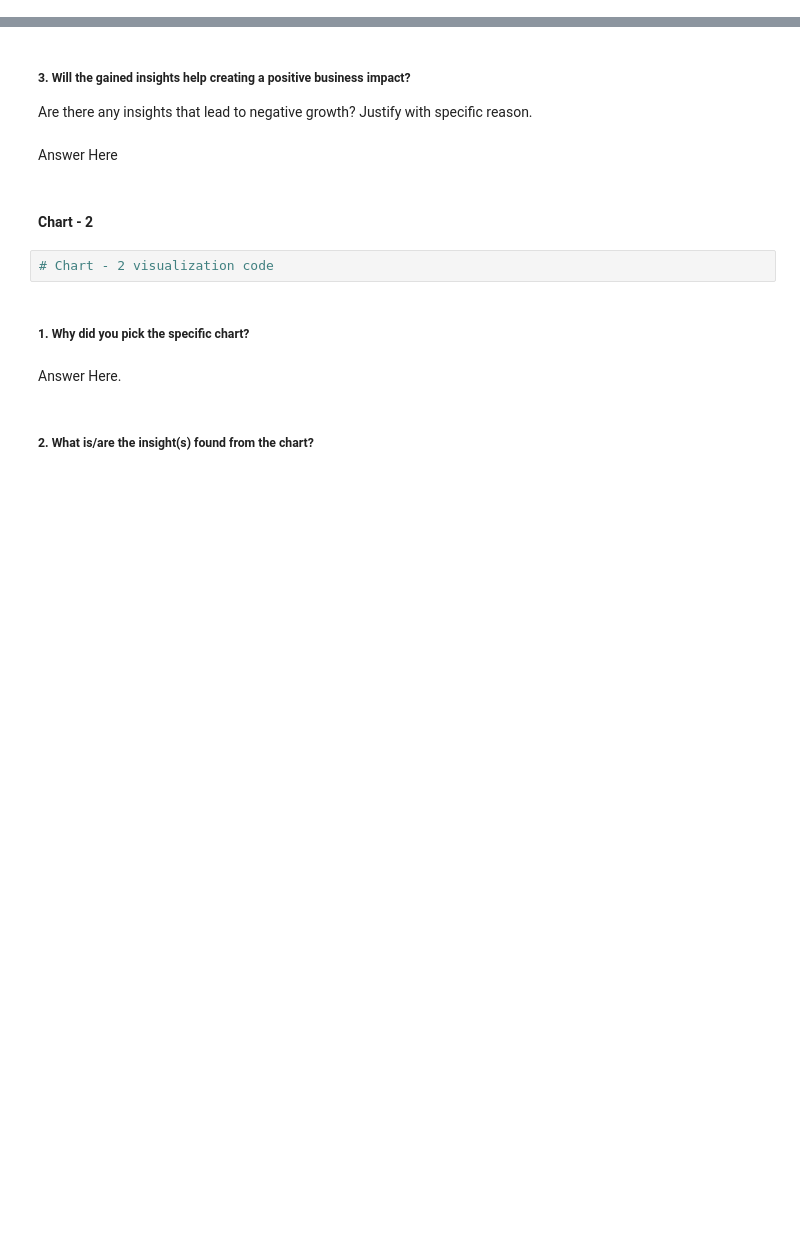
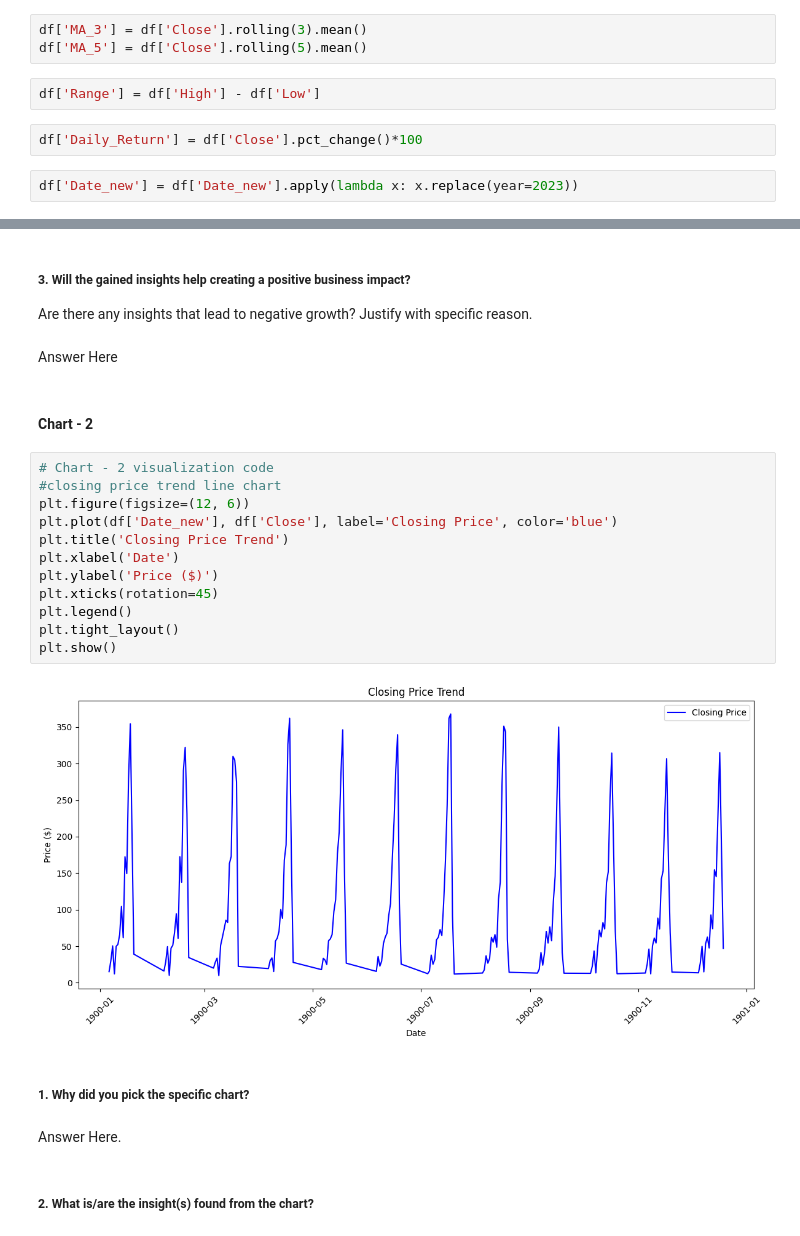
Before and after one commit to Laxmi884/Regression, a Jupyter notebook: Regression Project.ipynb, the cells around one changed output, grey strips where cells are left out. Drawn from its saved outputs; the diff is of its cells as text; blank space fills up the shorter version.

Commit message:
Done till visuals

```diff
--- a/Regression Project.ipynb
+++ b/Regression Project.ipynb
@@ -232,3 +318,12 @@ Answer Here
+# %%
+df['MA_3'] = df['Close'].rolling(3).mean()
+df['MA_5'] = df['Close'].rolling(5).mean()
+# %%
+df['Range'] = df['High'] - df['Low']
+# %%
+df['Daily_Return'] = df['Close'].pct_change()*100
+# %%
+df['Date_new'] = df['Date_new'].apply(lambda x: x.replace(year=2023))
 # %% [markdown]
 ### What all manipulations have you done and insights you found?
 # %% [markdown]
@@ -254,8 +368,20 @@ Are there any insights that lead to negative growth? Justify with specific reaso
 Answer Here
 # %% [markdown]
 #### Chart - 2
-# %%
-# Chart - 2 visualization code
+# %%
+# Chart - 2 visualization code
+#closing price trend line chart
+plt.figure(figsize=(12, 6))
+plt.plot(df['Date_new'], df['Close'], label='Closing Price', color='blue')
+plt.title('Closing Price Trend')
+plt.xlabel('Date')
+plt.ylabel('Price ($)')
+plt.xticks(rotation=45)
+plt.legend()
+plt.tight_layout()
+plt.show()
+# %% [output]
+[figure, added]
 # %% [markdown]
 ##### 1. Why did you pick the specific chart?
 # %% [markdown]
```
Also changed, not shown: parts of 29 cells of this notebook.
